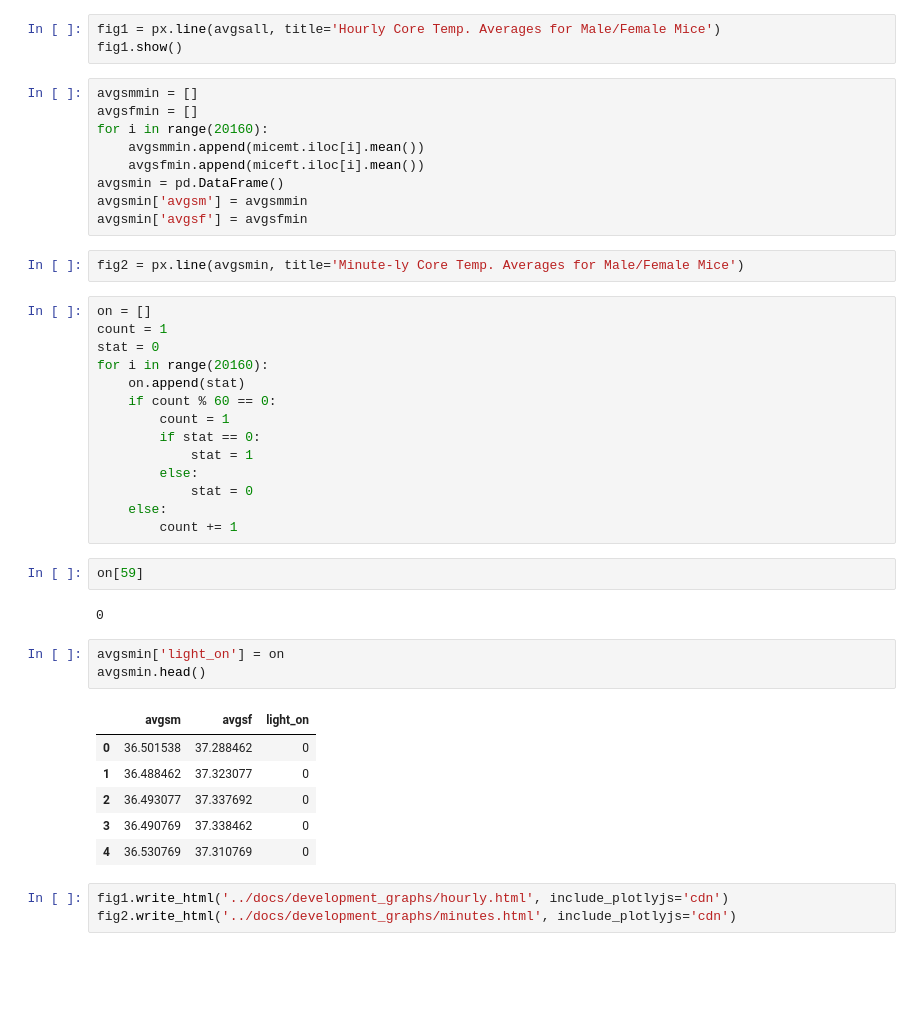
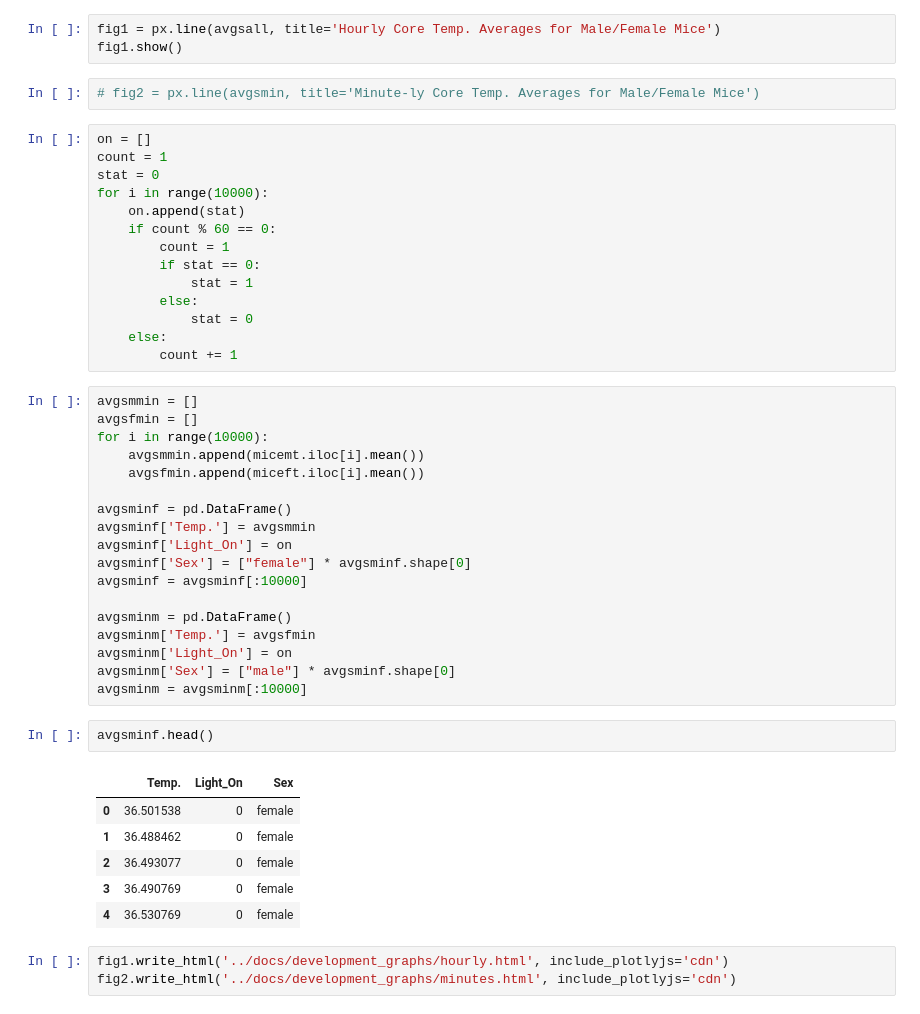
Before and after one commit to jecDSC/Mice-Temperatures, a Jupyter notebook: exploration/snoufoxx.ipynb, the cells around one changed output. Drawn from its saved outputs; the diff is of its cells as text; blank space fills up the shorter version.

```diff
--- a/exporation/snoufoxx.ipynb
+++ b/exploration/snoufoxx.ipynb
@@ -76,22 +76,13 @@ avgsall.shape
 # %%
 fig1 = px.line(avgsall, title='Hourly Core Temp. Averages for Male/Female Mice')
 fig1.show()
-# %%
-avgsmmin = []
-avgsfmin = []
-for i in range(20160):
-    avgsmmin.append(micemt.iloc[i].mean())
-    avgsfmin.append(miceft.iloc[i].mean())
-avgsmin = pd.DataFrame()
-avgsmin['avgsm'] = avgsmmin
-avgsmin['avgsf'] = avgsfmin
 # %%
-fig2 = px.line(avgsmin, title='Minute-ly Core Temp. Averages for Male/Female Mice')
+# fig2 = px.line(avgsmin, title='Minute-ly Core Temp. Averages for Male/Female Mice')
 # %%
 on = []
 count = 1
 stat = 0
-for i in range(20160):
+for i in range(10000):
     on.append(stat)
     if count % 60 == 0:
         count = 1
@@ -102,19 +93,32 @@ for i in range(20160):
     else:
         count += 1
 # %%
-on[59]
+avgsmmin = []
+avgsfmin = []
+for i in range(10000):
+    avgsmmin.append(micemt.iloc[i].mean())
+    avgsfmin.append(miceft.iloc[i].mean())
+
+avgsminf = pd.DataFrame()
+avgsminf['Temp.'] = avgsmmin
+avgsminf['Light_On'] = on
+avgsminf['Sex'] = ["female"] * avgsminf.shape[0]
+avgsminf = avgsminf[:10000]
+
+avgsminm = pd.DataFrame()
+avgsminm['Temp.'] = avgsfmin
+avgsminm['Light_On'] = on
+avgsminm['Sex'] = ["male"] * avgsminf.shape[0]
+avgsminm = avgsminm[:10000]
-# %% [output]
-0
 # %%
-avgsmin['light_on'] = on
-avgsmin.head()
+avgsminf.head()
 # %% [output]
-|  | avgsm | avgsf | light_on |
-| 0 | 36.501538 | 37.288462 | 0 |
-| 1 | 36.488462 | 37.323077 | 0 |
-| 2 | 36.493077 | 37.337692 | 0 |
-| 3 | 36.490769 | 37.338462 | 0 |
-| 4 | 36.530769 | 37.310769 | 0 |
+|  | Temp. | Light_On | Sex |
+| 0 | 36.501538 | 0 | female |
+| 1 | 36.488462 | 0 | female |
+| 2 | 36.493077 | 0 | female |
+| 3 | 36.490769 | 0 | female |
+| 4 | 36.530769 | 0 | female |
 # %%
 fig1.write_html('../docs/development_graphs/hourly.html', include_plotlyjs='cdn')
 fig2.write_html('../docs/development_graphs/minutes.html', include_plotlyjs='cdn')
```
Also changed, not shown: parts of 2 cells of this notebook, 6 other files.
